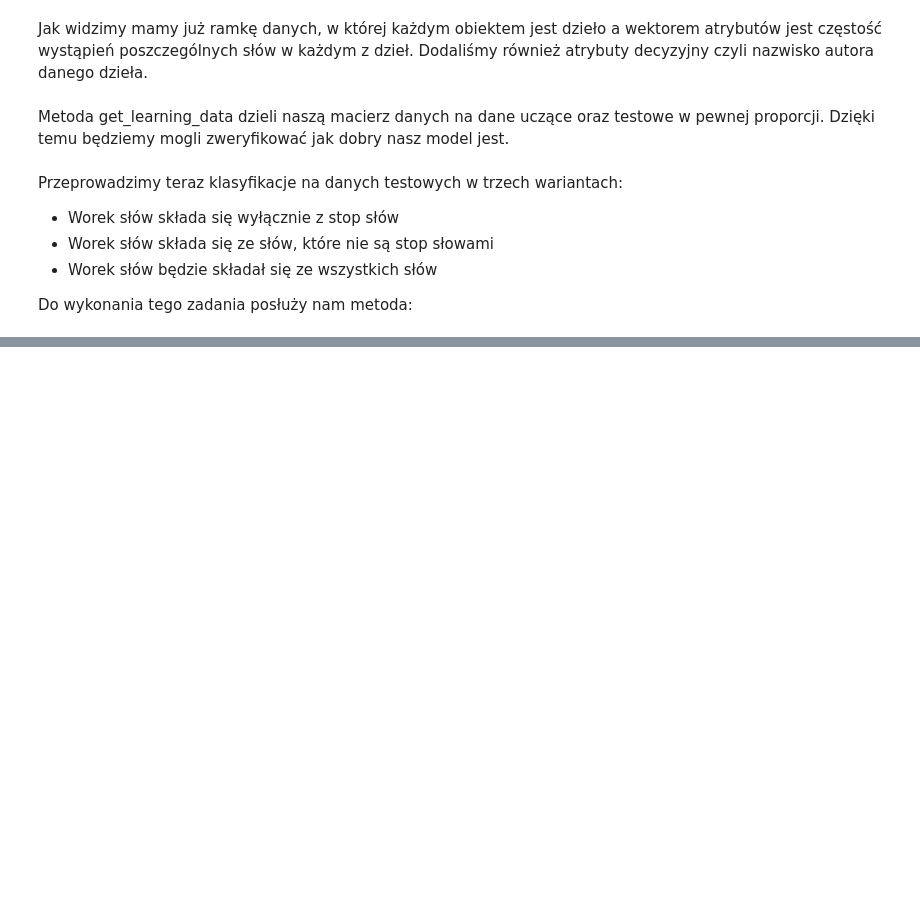
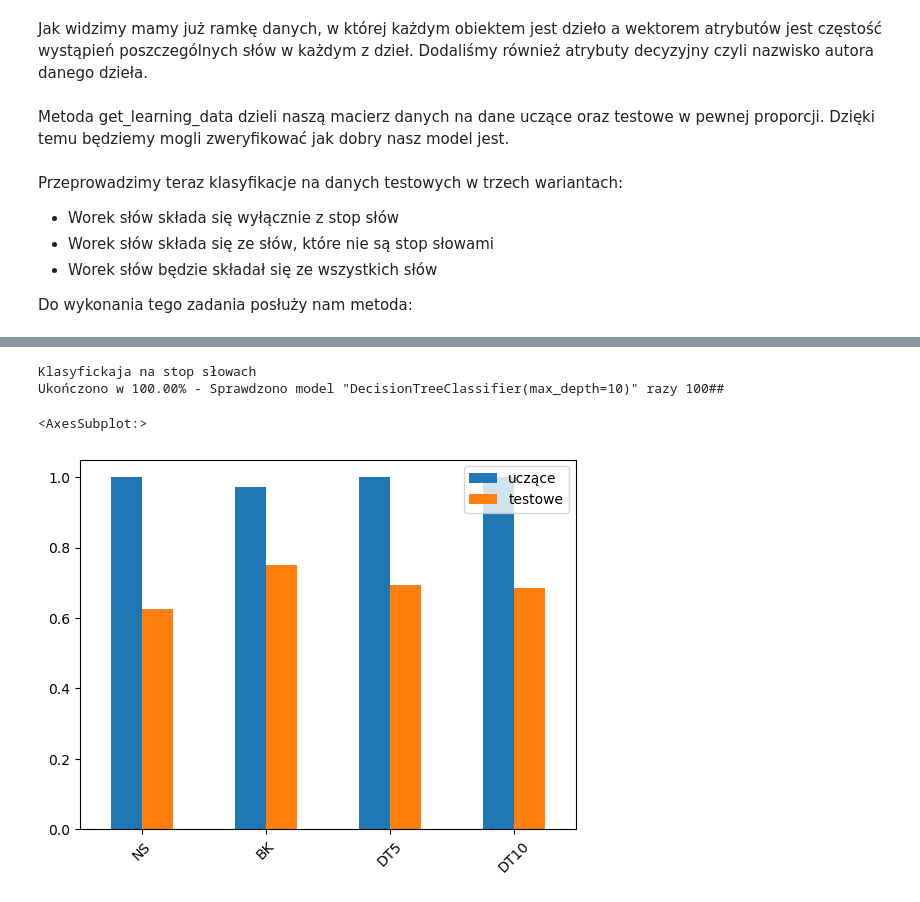
Before and after one commit to opprotossball/PRiAD-Project, a Jupyter notebook: Projekt.ipynb, the cells around one changed output, grey strips where cells are left out. Saved outputs shown, nothing was run; the diff lists cells and outputs as text; code cells hidden in the pictures; blank space fills up the shorter version.

```diff
--- a/Projekt.ipynb
+++ b/Projekt.ipynb
@@ -304,7 +260,15 @@ from sklearn import tree
 # %% [markdown]
 Metoda get_learning_data dzieli naszą macierz danych na dane uczące oraz testowe w pewnej proporcji. Dzięki temu będziemy mogli zweryfikować jak dobry nasz model jest.
 # %%
-def get_learning_data(df, proporcja):
-    opis_ucz, opis_test, dec_ucz, dec_test = train_test_split(df.iloc[:,0:-1], df.iloc[:,-1].astype('category').cat.codes, test_size=proporcja)#, random_state=0)
-    return {"opis_ucz":opis_ucz, "opis_test":opis_test, "dec_ucz":dec_ucz, "dec_test":dec_test}
+# def get_learning_data(df, proporcja):
+#     opis_ucz, opis_test, dec_ucz, dec_test = train_test_split(df.iloc[:,0:-1], df.iloc[:,-1].astype('category').cat.codes, test_size=proporcja)#, random_state=0)
+#     return {"opis_ucz":opis_ucz, "opis_test":opis_test, "dec_ucz":dec_ucz, "dec_test":dec_test}
+def train_test_data(data, test_size=0.2, seed=None):
+    if seed is not None:
+        random.seed(seed)
+    df = data.reset_index()
+    df = df.drop(columns='index')
+    ntest = int(df.shape[0] * test_size)
+    testr = random.sample(range(df.shape[0]), ntest)
+    return df.drop(testr).reset_index().drop(columns='index'), df.loc[testr].reset_index().drop(columns='index')
 # %%
@@ -418,0 +345,12 @@ data1m
+# %%
+d2 = drop_threshold(data2, 50)
+splitd = train_test_data(d2, 0.2, seed=8)
+dlearn = frequency(splitd[0])
+print("Klasyfickaja na stop słowach")
+respd2 = test_classifier(dlearn, splitd[1])
+respd2.plot(kind='bar', rot = 45)
+# %% [output]
+Klasyfickaja na stop słowach
+Ukończono w 100.00% - Sprawdzono model "DecisionTreeClassifier(max_depth=10)" razy 100##
+<AxesSubplot:>
+[figure, added]
```
Also changed, not shown: parts of 33 cells of this notebook.
